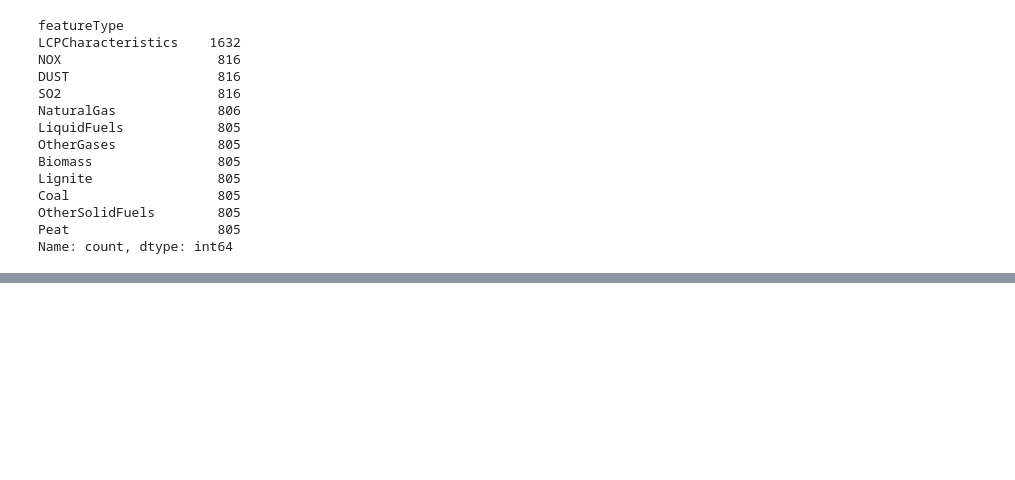
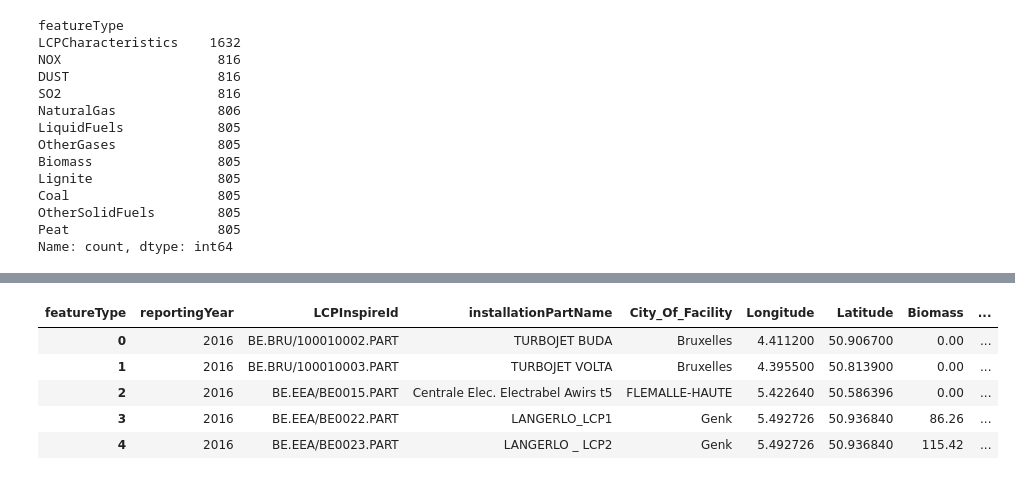
Before and after one commit to olivierpi974/belgian-environement-monitor, a Jupyter notebook: notebooks/silver_f5_2_energy_profiling.ipynb, the cells around one changed output, grey strips where cells are left out. Saved outputs shown, nothing was run; the diff lists cells and outputs as text; code cells hidden in the pictures; blank space fills up the shorter version.

```diff
--- a/notebooks/silver_f5_2_energy_profiling.ipynb
+++ b/notebooks/silver_f5_2_energy_profiling.ipynb
@@ -87,0 +133,11 @@ KeyError: 'LCPInspiredId'
+# %%
+f5_2_be_pivoted=f5_2_be_pivoted.reset_index()
+# %%
+f5_2_be_pivoted.head()
+# %% [output]
+| featureType | reportingYear | LCPInspireId | installationPartName | City_Of_Facility | Longitude | Latitude | Biomass | ... |
+| 0 | 2016 | BE.BRU/100010002.PART | TURBOJET BUDA | Bruxelles | 4.411200 | 50.906700 | 0.00 | ... |
+| 1 | 2016 | BE.BRU/100010003.PART | TURBOJET VOLTA | Bruxelles | 4.395500 | 50.813900 | 0.00 | ... |
+| 2 | 2016 | BE.EEA/BE0015.PART | Centrale Elec. Electrabel Awirs t5 | FLEMALLE-HAUTE | 5.422640 | 50.586396 | 0.00 | ... |
+| 3 | 2016 | BE.EEA/BE0022.PART | LANGERLO_LCP1 | Genk | 5.492726 | 50.936840 | 86.26 | ... |
+| 4 | 2016 | BE.EEA/BE0023.PART | LANGERLO _ LCP2 | Genk | 5.492726 | 50.936840 | 115.42 | ... |
```
Also changed, not shown: parts of 19 cells of this notebook, 10 other files.
